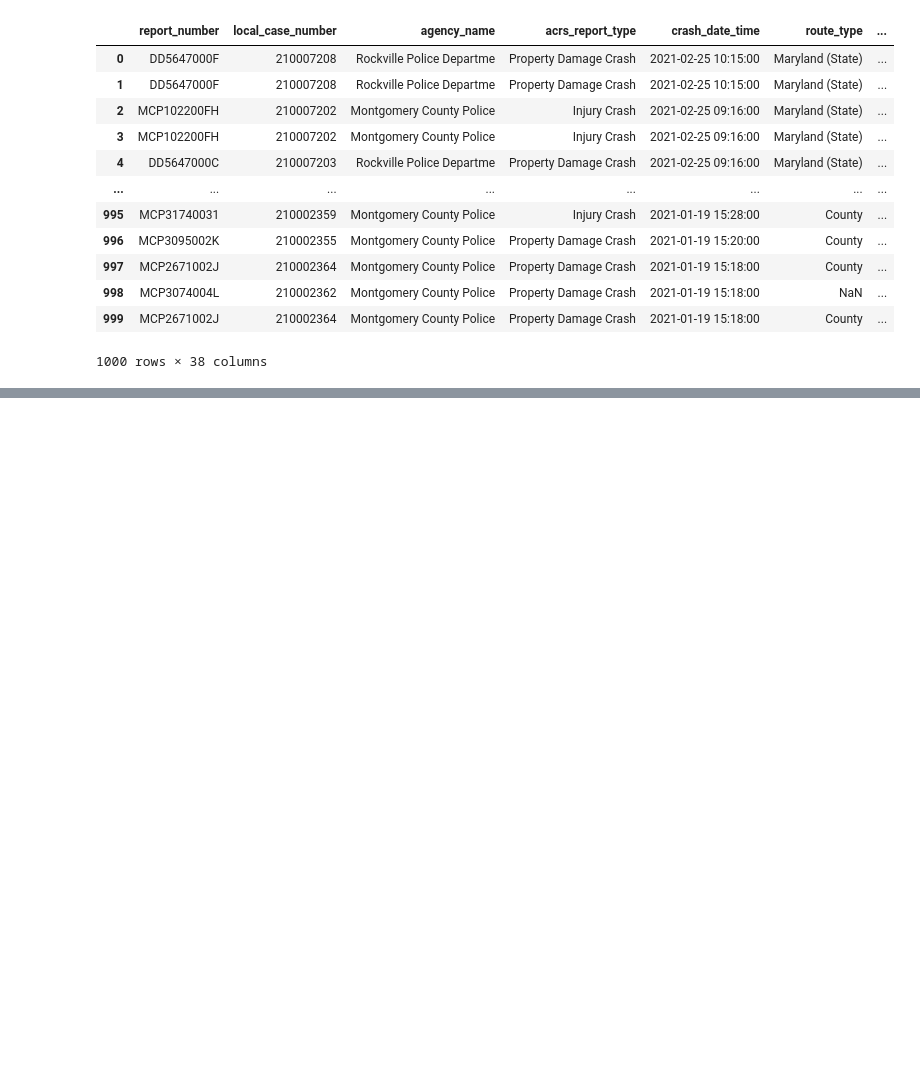
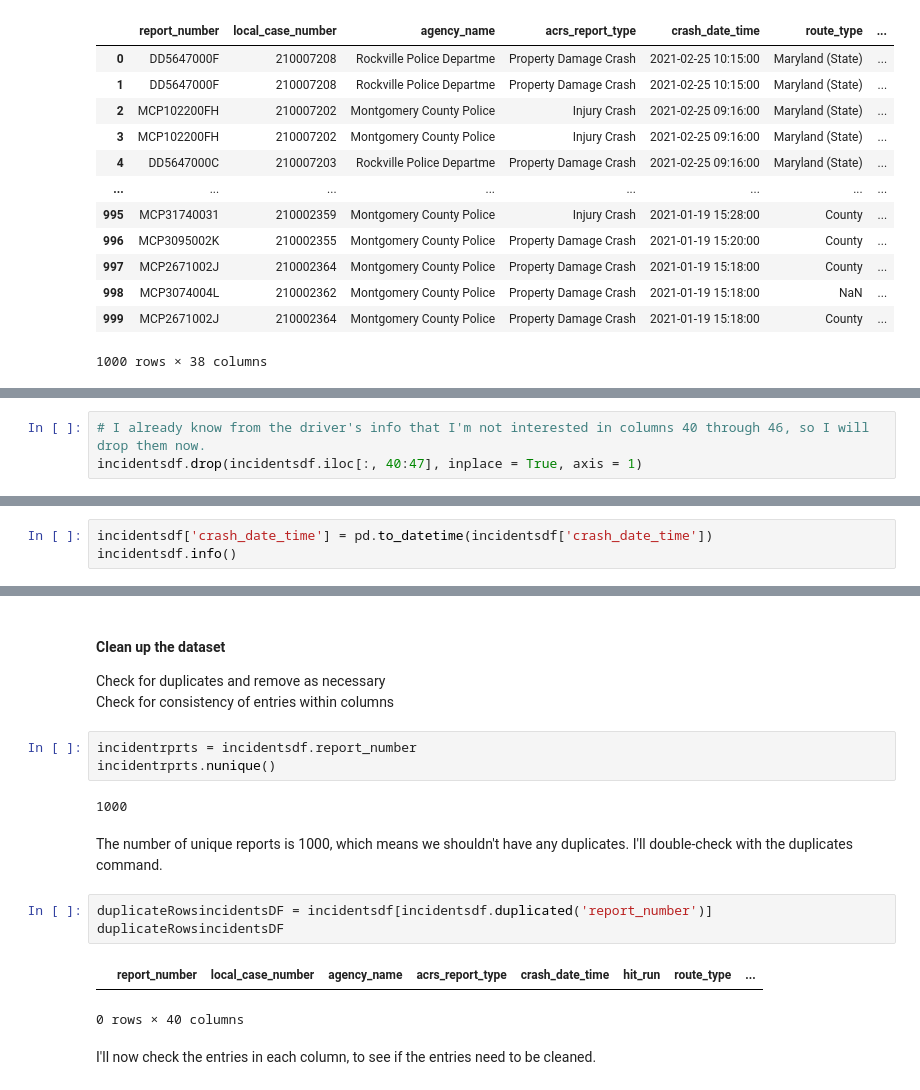
Before and after one commit to MEGlantz/Data205, a Jupyter notebook: visionzerodata.ipynb, the cells around one changed output, grey strips where cells are left out. Cells and saved outputs as stored; diff of their text form; blank space fills up the shorter version.

```diff
--- a/visionzerodata.ipynb
+++ b/visionzerodata.ipynb
@@ -759,0 +800,3 @@ driver2df
+# %%
+# I already know from the driver's info that I'm not interested in columns 40 through 46, so I will drop them now.
+incidentsdf.drop(incidentsdf.iloc[:, 40:47], inplace = True, axis = 1)
@@ -759,0 +825,3 @@ driver2df
+# %%
+incidentsdf['crash_date_time'] = pd.to_datetime(incidentsdf['crash_date_time'])
+incidentsdf.info()
@@ -759,0 +846,19 @@ driver2df
+# %% [markdown]
+#### Clean up the dataset
+Check for duplicates and remove as necessary
+Check for consistency of entries within columns
+# %%
+incidentrprts = incidentsdf.report_number
+incidentrprts.nunique()
+# %% [output]
+1000
+# %% [markdown]
+The number of unique reports is 1000, which means we shouldn't have any duplicates.  I'll double-check with the duplicates command.
+# %%
+duplicateRowsincidentsDF = incidentsdf[incidentsdf.duplicated('report_number')]
+duplicateRowsincidentsDF
+# %% [output]
+|  | report_number | local_case_number | agency_name | acrs_report_type | crash_date_time | hit_run | route_type | ... |
+0 rows × 40 columns
+# %% [markdown]
+I'll now check the entries in each column, to see if the entries need to be cleaned.
```
Also changed, not shown: parts of 43 cells of this notebook.
